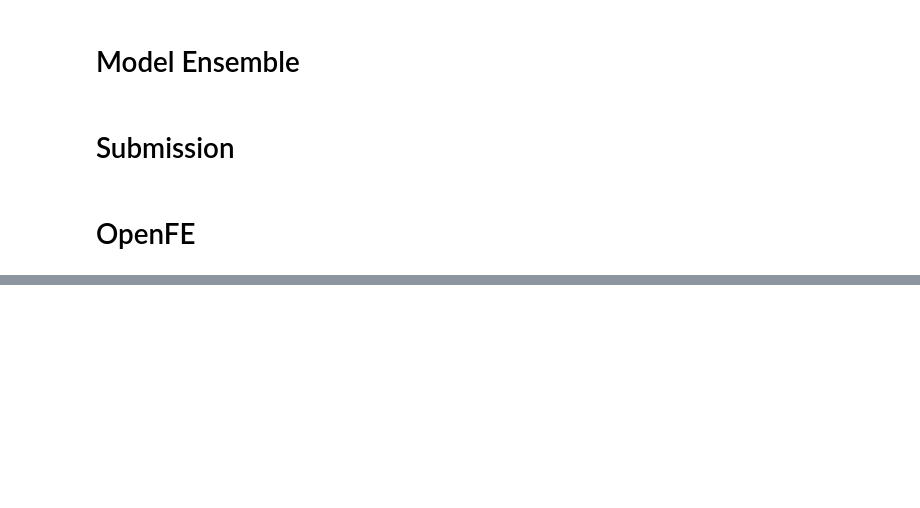
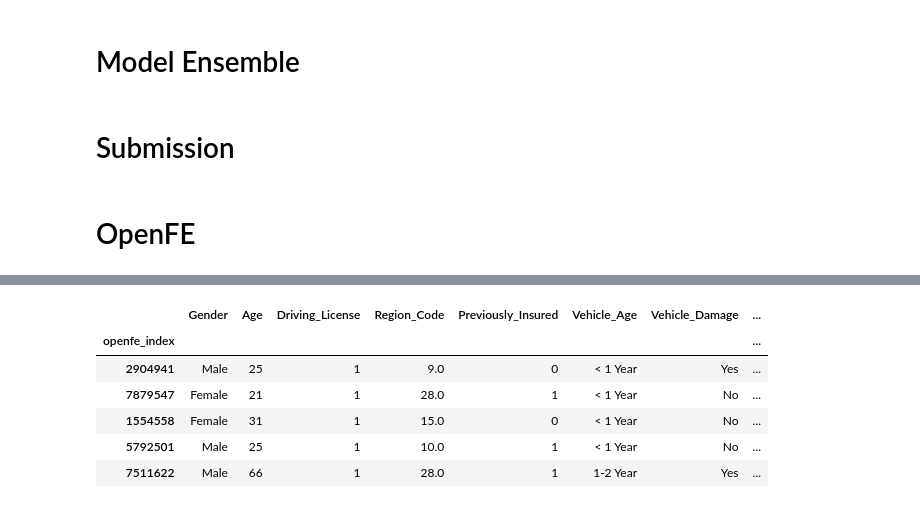
Before and after one commit to rubanzasilva/insurance_cross_selling, a Jupyter notebook: fastai_neural_network_gradient_boosting.ipynb, the cells around one changed output, grey strips where cells are left out. Saved outputs shown, nothing was run; the diff lists cells and outputs as text; code cells hidden in the pictures; blank space fills up the shorter version.

```diff
--- a/fastai_neural_network_gradient_boosting.ipynb
+++ b/fastai_neural_network_gradient_boosting.ipynb
@@ -1345,0 +1324,10 @@ n_jobs
+# %%
+train_x.head()
+# %% [output]
+|  | Gender | Age | Driving_License | Region_Code | Previously_Insured | Vehicle_Age | Vehicle_Damage | ... |
+| openfe_index |  |  |  |  |  |  |  | ... |
+| 2904941 | Male | 25 | 1 | 9.0 | 0 | < 1 Year | Yes | ... |
+| 7879547 | Female | 21 | 1 | 28.0 | 1 | < 1 Year | No | ... |
+| 1554558 | Female | 31 | 1 | 15.0 | 0 | < 1 Year | No | ... |
+| 5792501 | Male | 25 | 1 | 10.0 | 1 | < 1 Year | No | ... |
+| 7511622 | Male | 66 | 1 | 28.0 | 1 | 1-2 Year | Yes | ... |
```
Also changed, not shown: parts of 67 cells of this notebook.
